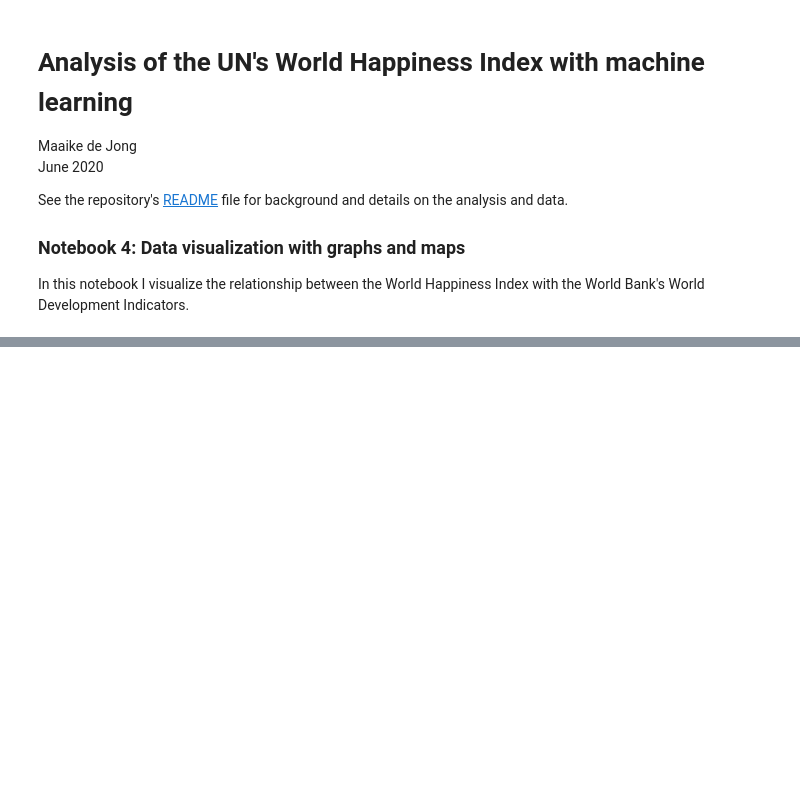
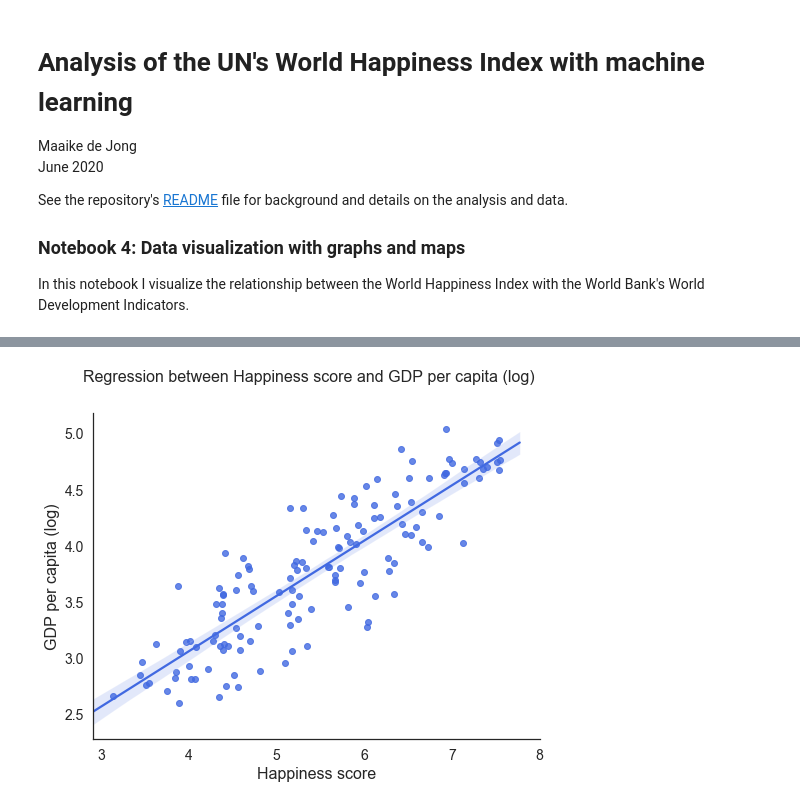
Before and after one commit to maaikedj/happiness-machine-learning, a Jupyter notebook: analysis/Happiness_notebook4_maps_graphs.ipynb, the cells around one changed output, grey strips where cells are left out. Cells and saved outputs as stored; diff of their text form; code cells hidden in the pictures; blank space fills up the shorter version.

```diff
--- a/analysis/Happiness_notebook4_maps_graphs.ipynb
+++ b/analysis/Happiness_notebook4_maps_graphs.ipynb
@@ -130,0 +78,4 @@ sns.despine()
+# %%
+regplot(df, 'GDP per capita (log)')
+# %% [output]
+[figure, added]
```
Also changed, not shown: parts of 33 cells of this notebook.
